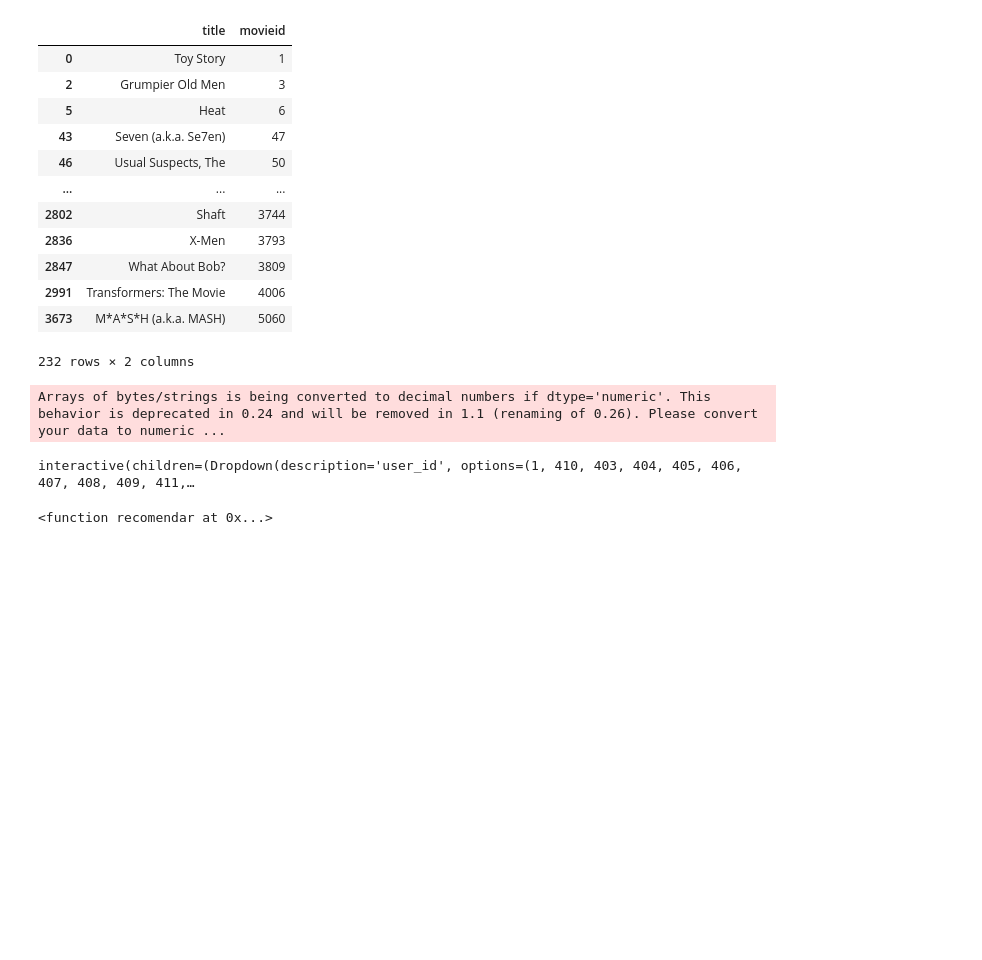
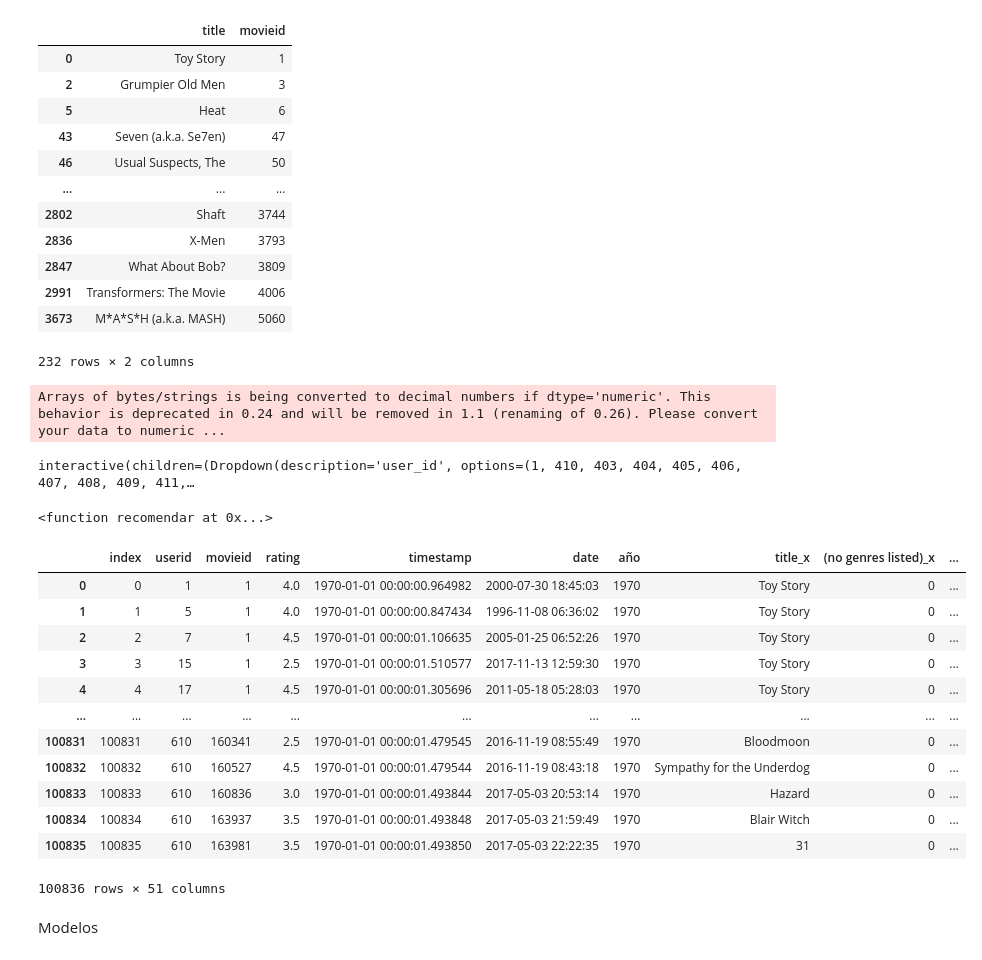
Before and after one commit to Bast-aleja/Marketing_1, a Jupyter notebook: Lectura_y_depuración_bases_Trabajo_peliculasreal.ipynb, the cells around one changed output. Drawn from its saved outputs; the diff is of its cells as text; code cells hidden in the pictures; blank space fills up the shorter version.

```diff
--- a/Lectura_y_depuración_bases_Trabajo_peliculasreal.ipynb
+++ b/Lectura_y_depuración_bases_Trabajo_peliculasreal.ipynb
@@ -828,0 +833,18 @@ interactive(children=(Dropdown(description='user_id', options=(1, 410, 403, 404,
+# %%
+union = ratings.merge(movies, on= 'movieid', how='inner')
+# %%
+union
+# %% [output]
+|  | index | userid | movieid | rating | timestamp | date | año | title_x | (no genres listed)_x | ... |
+| 0 | 0 | 1 | 1 | 4.0 | 1970-01-01 00:00:00.964982 | 2000-07-30 18:45:03 | 1970 | Toy Story | 0 | ... |
+| 1 | 1 | 5 | 1 | 4.0 | 1970-01-01 00:00:00.847434 | 1996-11-08 06:36:02 | 1970 | Toy Story | 0 | ... |
+| 2 | 2 | 7 | 1 | 4.5 | 1970-01-01 00:00:01.106635 | 2005-01-25 06:52:26 | 1970 | Toy Story | 0 | ... |
+| 3 | 3 | 15 | 1 | 2.5 | 1970-01-01 00:00:01.510577 | 2017-11-13 12:59:30 | 1970 | Toy Story | 0 | ... |
+| 4 | 4 | 17 | 1 | 4.5 | 1970-01-01 00:00:01.305696 | 2011-05-18 05:28:03 | 1970 | Toy Story | 0 | ... |
+| ... | ... | ... | ... | ... | ... | ... | ... | ... | ... | ... |
+| 100831 | 100831 | 610 | 160341 | 2.5 | 1970-01-01 00:00:01.479545 | 2016-11-19 08:55:49 | 1970 | Bloodmoon | 0 | ... |
+| 100832 | 100832 | 610 | 160527 | 4.5 | 1970-01-01 00:00:01.479544 | 2016-11-19 08:43:18 | 1970 | Sympathy for the Underdog | 0 | ... |
+| 100833 | 100833 | 610 | 160836 | 3.0 | 1970-01-01 00:00:01.493844 | 2017-05-03 20:53:14 | 1970 | Hazard | 0 | ... |
+| 100834 | 100834 | 610 | 163937 | 3.5 | 1970-01-01 00:00:01.493848 | 2017-05-03 21:59:49 | 1970 | Blair Witch | 0 | ... |
+| 100835 | 100835 | 610 | 163981 | 3.5 | 1970-01-01 00:00:01.493850 | 2017-05-03 22:22:35 | 1970 | 31 | 0 | ... |
+100836 rows × 51 columns
@@ -828,0 +855,2 @@ interactive(children=(Dropdown(description='user_id', options=(1, 410, 403, 404,
+# %% [markdown]
+Modelos
```
Also changed, not shown: parts of 32 cells of this notebook.
